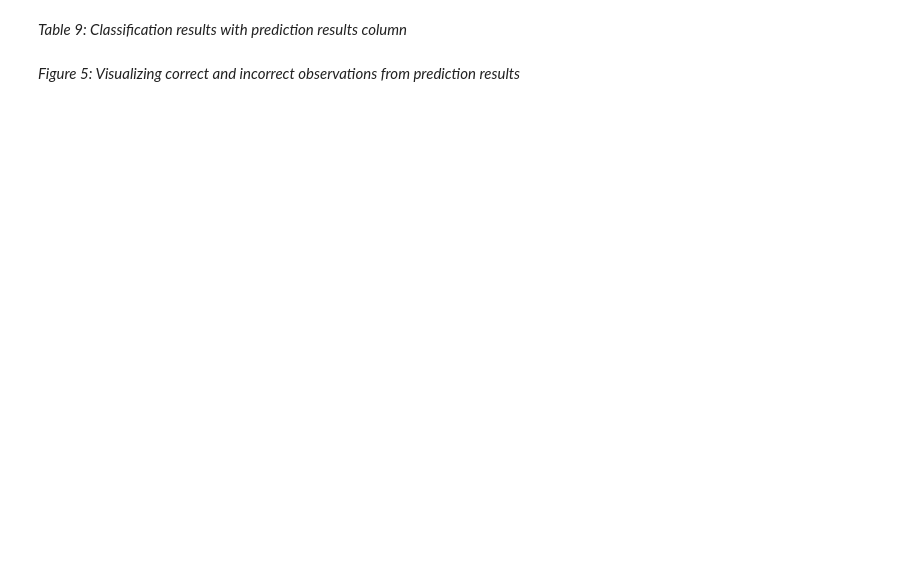
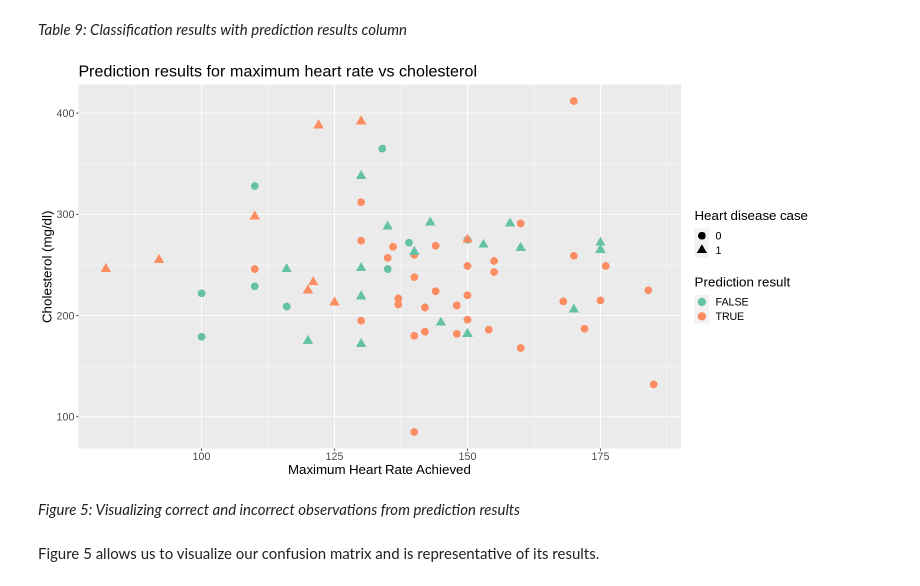
Before and after one commit to jaden-lai/DSCI-100-006-21, a Jupyter notebook: project_final.ipynb, the cells around one changed output. Drawn from its saved outputs; the diff is of its cells as text; code cells hidden in the pictures; blank space fills up the shorter version.

```diff
--- a/project_final.ipynb
+++ b/project_final.ipynb
@@ -348,16 +395,20 @@ hd_predictions_result
 # %%
 options(repr.plot.width = 13, repr.plot.height = 7)
 
 heart_disease_prediction_result_plot <- hd_predictions_result |>
     ggplot(aes(x = maximum_heart_rate_achieved, y = cholesterol, shape = heart_disease_cases, color = prediction_result)) +
-        geom_point(size = 3) +
+        geom_point(size = 4) +
         labs(x = "Maximum Heart Rate Achieved", y = "Cholesterol (mg/dl)", shape = "Heart disease case", color = "Prediction result", title = "Prediction results for maximum heart rate vs cholesterol") +
         scale_color_brewer(palette = "Set2") +
         theme(text = element_text(size = 16))
 
 heart_disease_prediction_result_plot
+# %% [output]
+[figure, added]
 # %% [markdown]
 *Figure 5: Visualizing correct and incorrect observations from prediction results*
+# %% [markdown]
+Figure 5 allows us to visualize our confusion matrix and is representative of its results.
 # %% [markdown]
 ### Discussion:
 ##### What did we find?
```
Also changed, not shown: parts of 13 cells of this notebook.
